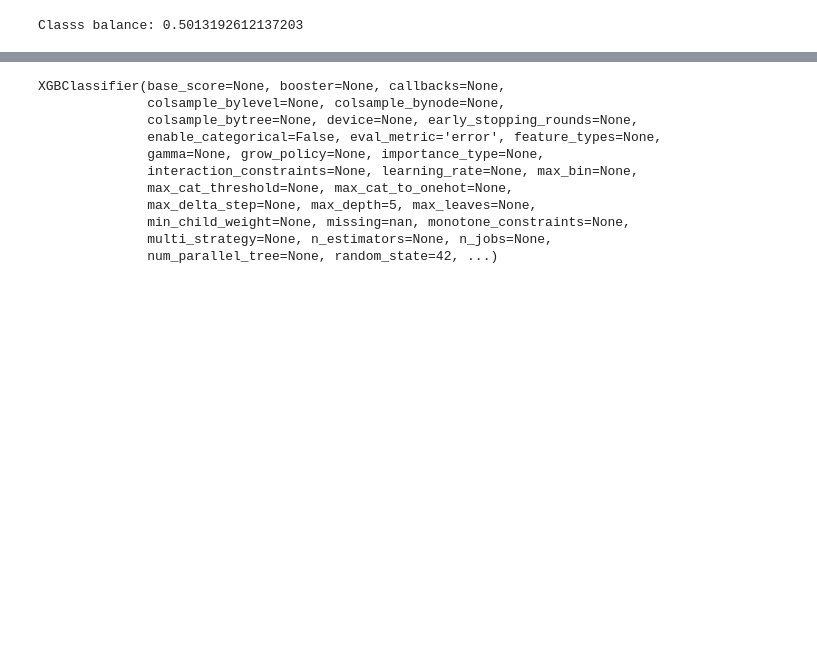
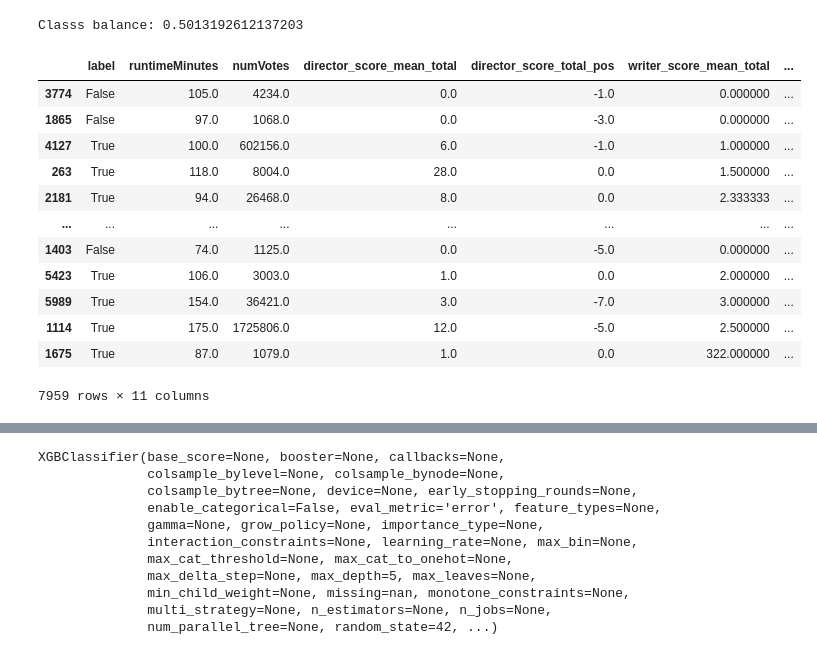
Before and after one commit to 8toz/BigDataProject_IMDB, a Jupyter notebook: notebooks/imdb.ipynb, the cells around one changed output, grey strips where cells are left out. Drawn from its saved outputs; the diff is of its cells as text; code cells hidden in the pictures; blank space fills up the shorter version.

```diff
--- a/notebooks/imdb.ipynb
+++ b/notebooks/imdb.ipynb
@@ -24,6 +24,22 @@ train_X, train_y = train[train.columns.drop('label')], train["label"]
 #test_X, test_y = test[test.columns.drop('label')], test["label"]
 # %% [output]
 Classs balance: 0.5013192612137203
+# %%
+display(train)
+# %% [output]
+|  | label | runtimeMinutes | numVotes | director_score_mean_total | director_score_total_pos | writer_score_mean_total | ... |
+| 3774 | False | 105.0 | 4234.0 | 0.0 | -1.0 | 0.000000 | ... |
+| 1865 | False | 97.0 | 1068.0 | 0.0 | -3.0 | 0.000000 | ... |
+| 4127 | True | 100.0 | 602156.0 | 6.0 | -1.0 | 1.000000 | ... |
+| 263 | True | 118.0 | 8004.0 | 28.0 | 0.0 | 1.500000 | ... |
+| 2181 | True | 94.0 | 26468.0 | 8.0 | 0.0 | 2.333333 | ... |
+| ... | ... | ... | ... | ... | ... | ... | ... |
+| 1403 | False | 74.0 | 1125.0 | 0.0 | -5.0 | 0.000000 | ... |
+| 5423 | True | 106.0 | 3003.0 | 1.0 | 0.0 | 2.000000 | ... |
+| 5989 | True | 154.0 | 36421.0 | 3.0 | -7.0 | 3.000000 | ... |
+| 1114 | True | 175.0 | 1725806.0 | 12.0 | -5.0 | 2.500000 | ... |
+| 1675 | True | 87.0 | 1079.0 | 1.0 | 0.0 | 322.000000 | ... |
+7959 rows × 11 columns
 # %%
 plt.figure(figsize=(12,10))
 cor = train.corr()
```
Also changed, not shown: parts of 2 cells of this notebook, 1 other file.
